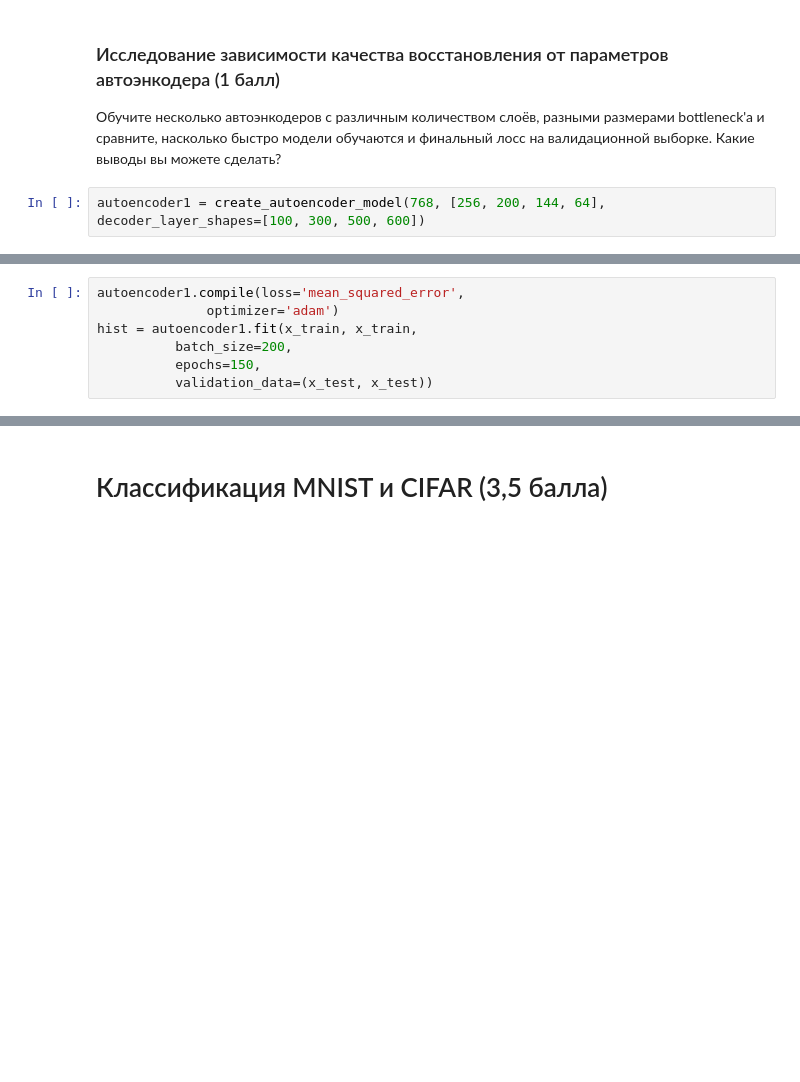
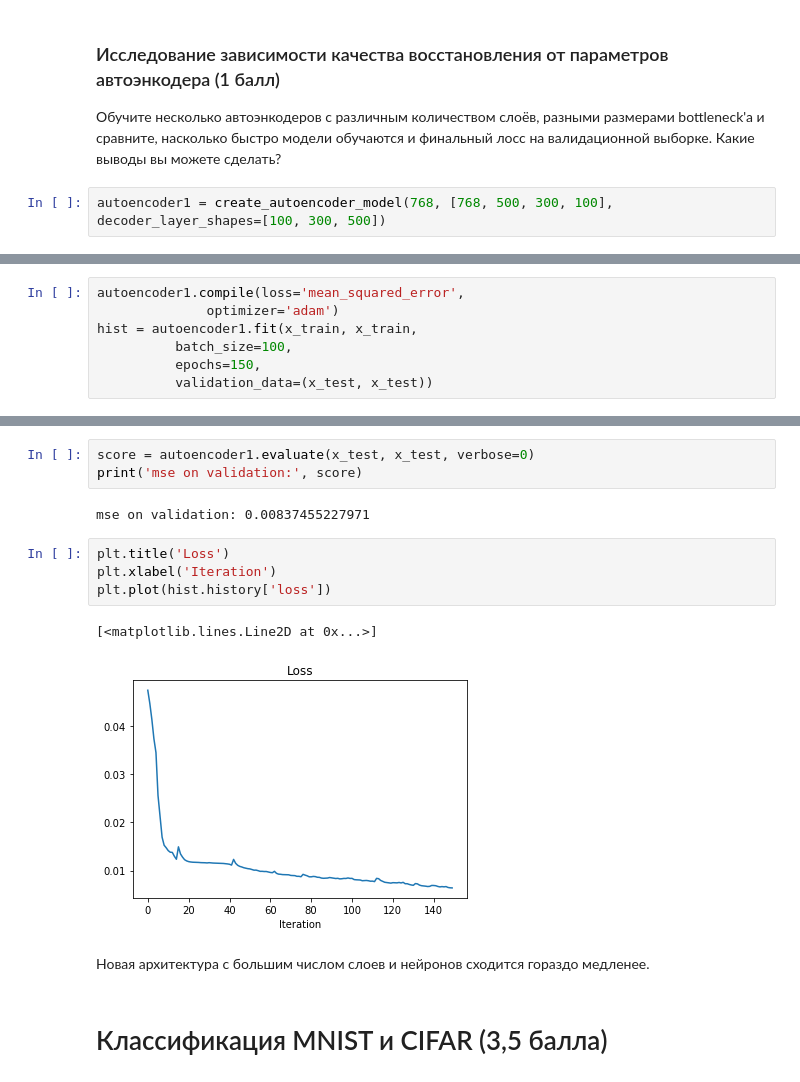
Before and after one commit to BobrG/IreneGit, a Jupyter notebook: hw3_nn.ipynb, the cells around one changed output, grey strips where cells are left out. Drawn from its saved outputs; the diff is of its cells as text; blank space fills up the shorter version.

```diff
--- a/hw3_nn.ipynb
+++ b/hw3_nn.ipynb
@@ -229,4 +276,4 @@ TypeError: unhashable type: 'list'
 
 Обучите несколько автоэнкодеров с различным количеством слоёв, разными размерами bottleneck'a и сравните, насколько быстро модели обучаются и финальный лосс на валидационной выборке. Какие выводы вы можете сделать?
 # %%
-autoencoder1 = create_autoencoder_model(768, [256, 200, 144, 64], decoder_layer_shapes=[100, 300, 500, 600])
+autoencoder1 = create_autoencoder_model(768, [768, 500, 300, 100], decoder_layer_shapes=[100, 300, 500])
@@ -234,7 +283,7 @@ autoencoder1 = create_autoencoder_model(768, [256, 200, 144, 64], decoder_layer_
 autoencoder1.compile(loss='mean_squared_error',
               optimizer='adam')
 hist = autoencoder1.fit(x_train, x_train,
-          batch_size=200,
+          batch_size=100,
           epochs=150,
           validation_data=(x_test, x_test))
 # %% [output]
@@ -258,3 +308,17 @@ Epoch 150/150
+# %%
+score = autoencoder1.evaluate(x_test, x_test, verbose=0)
+print('mse on validation:', score)
+# %% [output]
+mse on validation: 0.00837455227971
+# %%
+plt.title('Loss')
+plt.xlabel('Iteration')
+plt.plot(hist.history['loss'])
+# %% [output]
+[<matplotlib.lines.Line2D at 0x...>]
+[figure, added]
+# %% [markdown]
+Новая архитектура с большим числом слоев и нейронов сходится гораздо медленее.
 # %% [markdown]
 # Классификация MNIST и CIFAR (3,5 балла)
 # %% [markdown]
```
Also changed, not shown: parts of 69 cells of this notebook.
